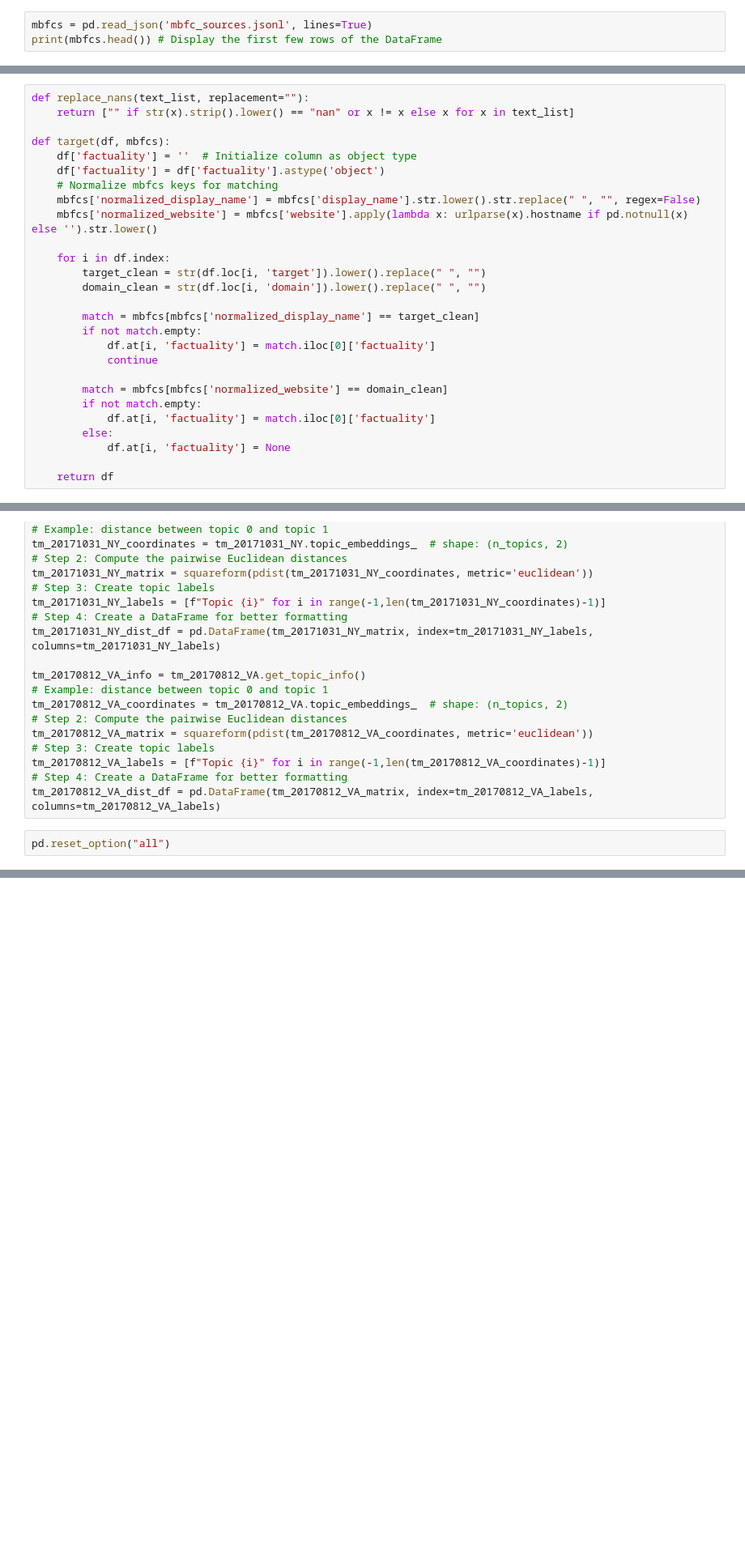
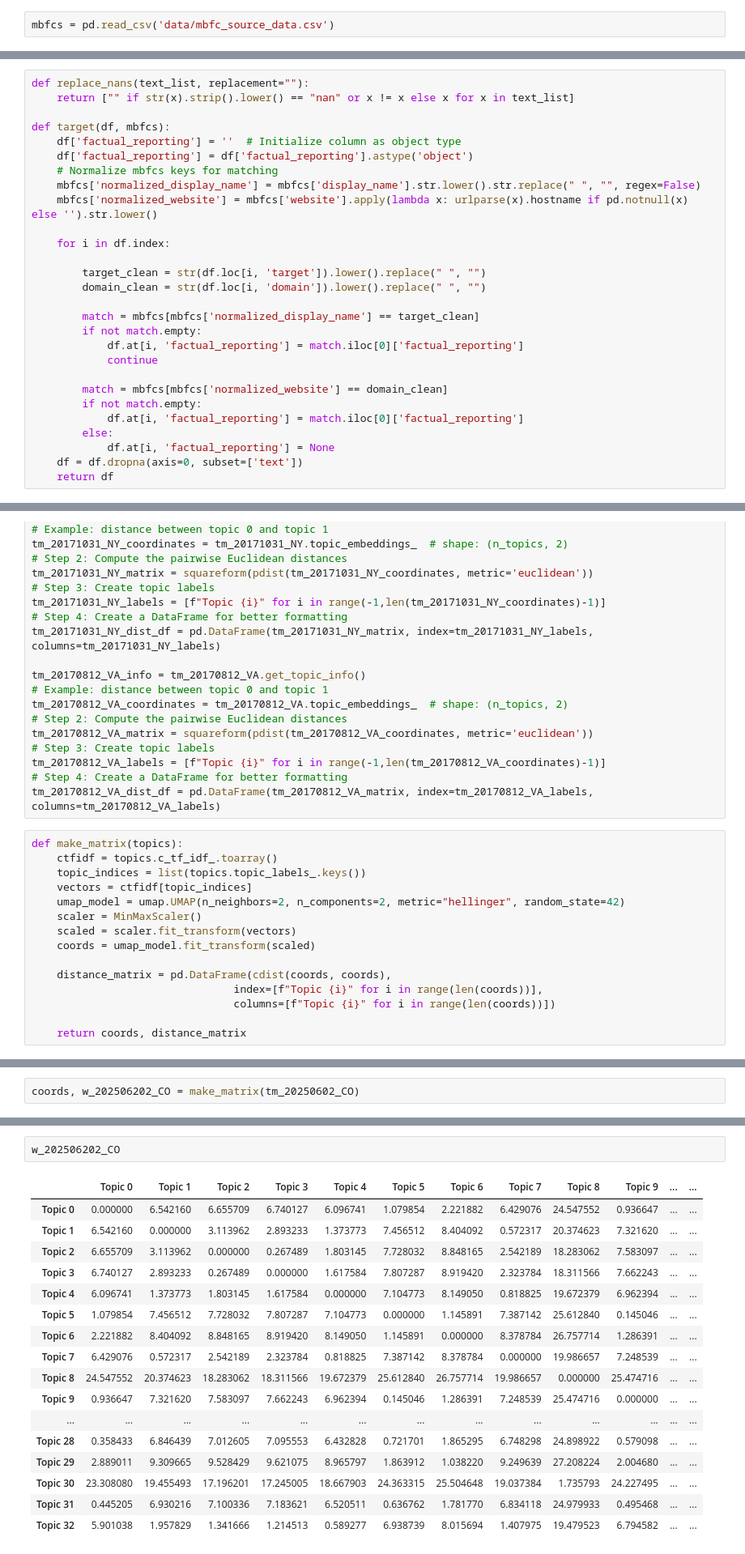
Before and after one commit to elugos/HSMS_LUGOS, a Jupyter notebook: gdeltparse.ipynb, the cells around one changed output, grey strips where cells are left out. Shown at 81% size. Drawn from its saved outputs; the diff is of its cells as text; blank space fills up the shorter version.

```diff
--- a/gdeltparse.ipynb
+++ b/gdeltparse.ipynb
@@ -294,5 +307,4 @@ f_20171031_NY.to_csv('f_20171031_NY.csv', index=False)
 # %%
 f_20250602_CO.to_csv('f_20250602_CO.csv', index=False)
 # %%
-mbfcs = pd.read_json('mbfc_sources.jsonl', lines=True)
-print(mbfcs.head()) # Display the first few rows of the DataFrame
+mbfcs = pd.read_csv('data/mbfc_source_data.csv')
@@ -319,27 +313,28 @@ def replace_nans(text_list, replacement=""):
     return ["" if str(x).strip().lower() == "nan" or x != x else x for x in text_list]
 
 def target(df, mbfcs):
-    df['factuality'] = ''  # Initialize column as object type
-    df['factuality'] = df['factuality'].astype('object')
+    df['factual_reporting'] = ''  # Initialize column as object type
+    df['factual_reporting'] = df['factual_reporting'].astype('object')
     # Normalize mbfcs keys for matching
     mbfcs['normalized_display_name'] = mbfcs['display_name'].str.lower().str.replace(" ", "", regex=False)
     mbfcs['normalized_website'] = mbfcs['website'].apply(lambda x: urlparse(x).hostname if pd.notnull(x) else '').str.lower()
 
     for i in df.index:
+
         target_clean = str(df.loc[i, 'target']).lower().replace(" ", "")
         domain_clean = str(df.loc[i, 'domain']).lower().replace(" ", "")
 
         match = mbfcs[mbfcs['normalized_display_name'] == target_clean]
         if not match.empty:
-            df.at[i, 'factuality'] = match.iloc[0]['factuality']
+            df.at[i, 'factual_reporting'] = match.iloc[0]['factual_reporting']
             continue
 
         match = mbfcs[mbfcs['normalized_website'] == domain_clean]
         if not match.empty:
-            df.at[i, 'factuality'] = match.iloc[0]['factuality']
+            df.at[i, 'factual_reporting'] = match.iloc[0]['factual_reporting']
         else:
-            df.at[i, 'factuality'] = None
-
+            df.at[i, 'factual_reporting'] = None
+    df = df.dropna(axis=0, subset=['text'])
     return df
 # %%
 f_20171031_NY = pd.read_csv('f_20171031_NY.csv')
@@ -539,4 +539,17 @@ tm_20170812_VA_labels = [f"Topic {i}" for i in range(-1,len(tm_20170812_VA_coord
 # Step 4: Create a DataFrame for better formatting
 tm_20170812_VA_dist_df = pd.DataFrame(tm_20170812_VA_matrix, index=tm_20170812_VA_labels, columns=tm_20170812_VA_labels)
 # %%
-pd.reset_option("all")
+def make_matrix(topics):
+    ctfidf = topics.c_tf_idf_.toarray()
+    topic_indices = list(topics.topic_labels_.keys())
+    vectors = ctfidf[topic_indices]
+    umap_model = umap.UMAP(n_neighbors=2, n_components=2, metric="hellinger", random_state=42)
+    scaler = MinMaxScaler()
+    scaled = scaler.fit_transform(vectors)
+    coords = umap_model.fit_transform(scaled)
+
+    distance_matrix = pd.DataFrame(cdist(coords, coords),
+                                index=[f"Topic {i}" for i in range(len(coords))],
+                                columns=[f"Topic {i}" for i in range(len(coords))])
+
+    return coords, distance_matrix
@@ -571,0 +577,2 @@ f_20140524_CA
+# %%
+coords, w_202506202_CO = make_matrix(tm_20250602_CO)
@@ -571,0 +600,20 @@ f_20140524_CA
+# %%
+w_202506202_CO
+# %% [output]
+|  | Topic 0 | Topic 1 | Topic 2 | Topic 3 | Topic 4 | Topic 5 | Topic 6 | Topic 7 | Topic 8 | Topic 9 | ... | ... |
+| Topic 0 | 0.000000 | 6.542160 | 6.655709 | 6.740127 | 6.096741 | 1.079854 | 2.221882 | 6.429076 | 24.547552 | 0.936647 | ... | ... |
+| Topic 1 | 6.542160 | 0.000000 | 3.113962 | 2.893233 | 1.373773 | 7.456512 | 8.404092 | 0.572317 | 20.374623 | 7.321620 | ... | ... |
+| Topic 2 | 6.655709 | 3.113962 | 0.000000 | 0.267489 | 1.803145 | 7.728032 | 8.848165 | 2.542189 | 18.283062 | 7.583097 | ... | ... |
+| Topic 3 | 6.740127 | 2.893233 | 0.267489 | 0.000000 | 1.617584 | 7.807287 | 8.919420 | 2.323784 | 18.311566 | 7.662243 | ... | ... |
+| Topic 4 | 6.096741 | 1.373773 | 1.803145 | 1.617584 | 0.000000 | 7.104773 | 8.149050 | 0.818825 | 19.672379 | 6.962394 | ... | ... |
+| Topic 5 | 1.079854 | 7.456512 | 7.728032 | 7.807287 | 7.104773 | 0.000000 | 1.145891 | 7.387142 | 25.612840 | 0.145046 | ... | ... |
+| Topic 6 | 2.221882 | 8.404092 | 8.848165 | 8.919420 | 8.149050 | 1.145891 | 0.000000 | 8.378784 | 26.757714 | 1.286391 | ... | ... |
+| Topic 7 | 6.429076 | 0.572317 | 2.542189 | 2.323784 | 0.818825 | 7.387142 | 8.378784 | 0.000000 | 19.986657 | 7.248539 | ... | ... |
+| Topic 8 | 24.547552 | 20.374623 | 18.283062 | 18.311566 | 19.672379 | 25.612840 | 26.757714 | 19.986657 | 0.000000 | 25.474716 | ... | ... |
+| Topic 9 | 0.936647 | 7.321620 | 7.583097 | 7.662243 | 6.962394 | 0.145046 | 1.286391 | 7.248539 | 25.474716 | 0.000000 | ... | ... |
+| ... | ... | ... | ... | ... | ... | ... | ... | ... | ... | ... | ... | ... |
+| Topic 28 | 0.358433 | 6.846439 | 7.012605 | 7.095553 | 6.432828 | 0.721701 | 1.865295 | 6.748298 | 24.898922 | 0.579098 | ... | ... |
+| Topic 29 | 2.889011 | 9.309665 | 9.528429 | 9.621075 | 8.965797 | 1.863912 | 1.038220 | 9.249639 | 27.208224 | 2.004680 | ... | ... |
+| Topic 30 | 23.308080 | 19.455493 | 17.196201 | 17.245005 | 18.667903 | 24.363315 | 25.504648 | 19.037384 | 1.735793 | 24.227495 | ... | ... |
+| Topic 31 | 0.445205 | 6.930216 | 7.100336 | 7.183621 | 6.520511 | 0.636762 | 1.781770 | 6.834118 | 24.979933 | 0.495468 | ... | ... |
+| Topic 32 | 5.901038 | 1.957829 | 1.341666 | 1.214513 | 0.589277 | 6.938739 | 8.015694 | 1.407975 | 19.479523 | 6.794582 | ... | ... |
```
Also changed, not shown: parts of 24 cells of this notebook, 22 other files.
